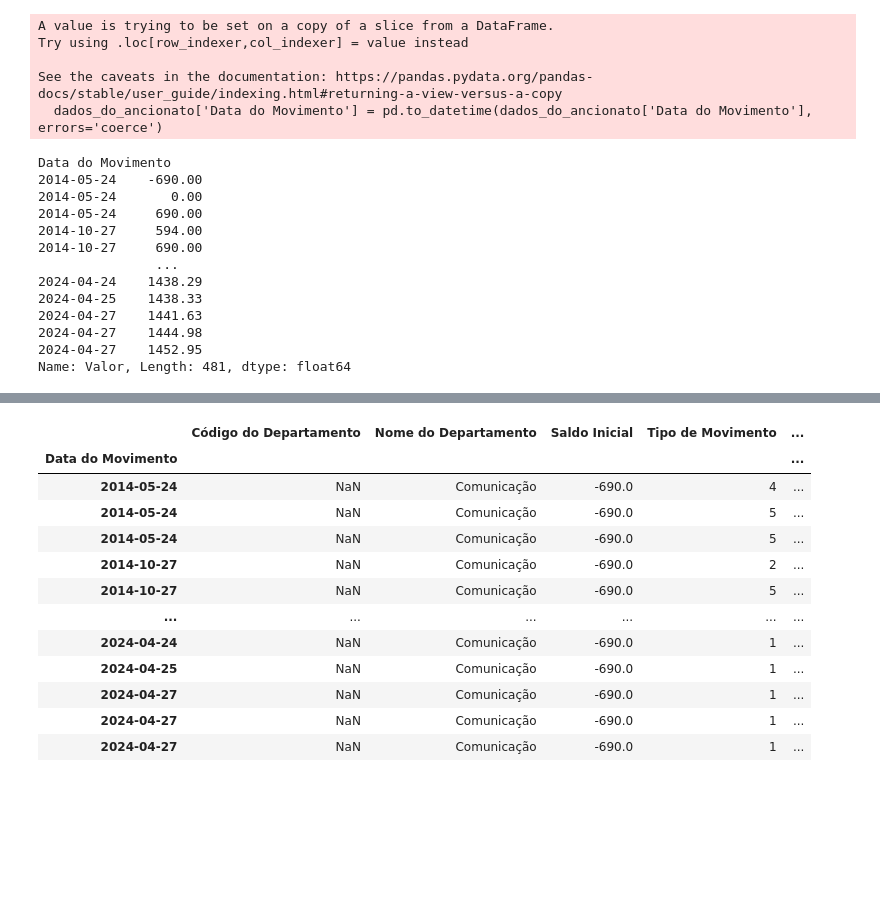
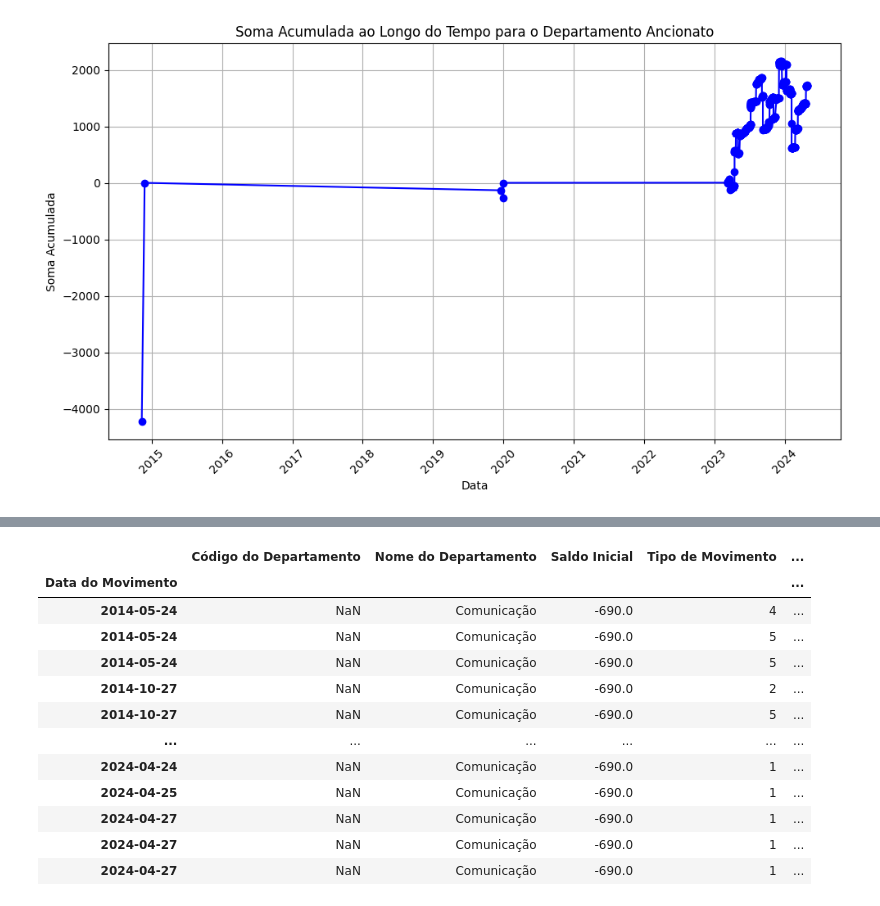
Before and after one commit to Matias-Lima/Dashboard_Tesouraria, a Jupyter notebook: data.ipynb, the cells around one changed output, grey strips where cells are left out. Drawn from its saved outputs; the diff is of its cells as text; code cells hidden in the pictures; blank space fills up the shorter version.

```diff
--- a/data.ipynb
+++ b/data.ipynb
@@ -11,40 +13,30 @@ dados_do_ancionato
 # %%
 import pandas as pd
 import matplotlib.pyplot as plt
 
+# Supondo que 'data' seja o seu DataFrame com os dados
+
 # Selecionando os dados para o departamento "Ancionato"
-dados_do_ancionato = data.loc[data['Nome do Departamento'] == 'Comunicação']
+ministerio = data.loc[data['Nome do Departamento'] == 'Ancionato']
 
-# Configurando a data como índice
-dados_do_ancionato['Data do Movimento'] = pd.to_datetime(dados_do_ancionato['Data do Movimento'], errors='coerce')
-
-
-dados_do_ancionato = dados_do_ancionato.set_index('Data do Movimento')
+# Convertendo a coluna de data para o tipo datetime e configurando como índice
+ministerio.index = pd.to_datetime(ministerio['Data do Movimento'], format='%d/%m/%Y')
 
 # Ordenando o DataFrame pelo índice (data)
-dados_do_ancionato = dados_do_ancionato.sort_index()
+ministerio = ministerio.sort_index()
 
 # Calculando a soma acumulada do valor ao longo do tempo
-soma_acumulada = dados_do_ancionato['Valor'].cumsum()
+ministerio["soma_acumulada"] = ministerio['Valor'].cumsum()
 
 # Plotando a soma acumulada
-soma_acumulada
+plt.figure(figsize=(10, 6))  # Definindo o tamanho da figura
+plt.plot(ministerio.index, ministerio["soma_acumulada"], marker='o', linestyle='-', color='b')
+plt.title('Soma Acumulada ao Longo do Tempo para o Departamento Ancionato')
+plt.xlabel('Data')
+plt.ylabel('Soma Acumulada')
+plt.grid(True)
+plt.xticks(rotation=45)
+plt.tight_layout()
+plt.show()
 # %% [output]
-A value is trying to be set on a copy of a slice from a DataFrame.
-Try using .loc[row_indexer,col_indexer] = value instead
-
-See the caveats in the documentation: https://pandas.pydata.org/pandas-docs/stable/user_guide/indexing.html#returning-a-view-versus-a-copy
-  dados_do_ancionato['Data do Movimento'] = pd.to_datetime(dados_do_ancionato['Data do Movimento'], errors='coerce')
-Data do Movimento
-2014-05-24    -690.00
-2014-05-24       0.00
-2014-05-24     690.00
-2014-10-27     594.00
-2014-10-27     690.00
-               ...
-2024-04-24    1438.29
-2024-04-25    1438.33
-2024-04-27    1441.63
-2024-04-27    1444.98
-2024-04-27    1452.95
-Name: Valor, Length: 481, dtype: float64
+[figure, added]
```
Also changed, not shown: parts of 7 cells of this notebook, 19 other files.
